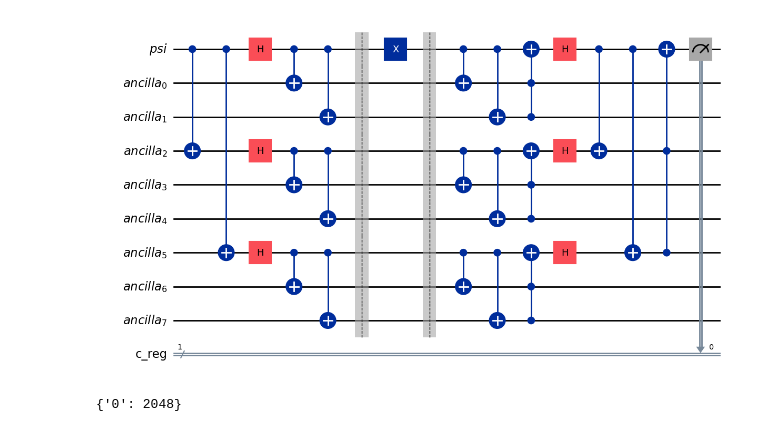
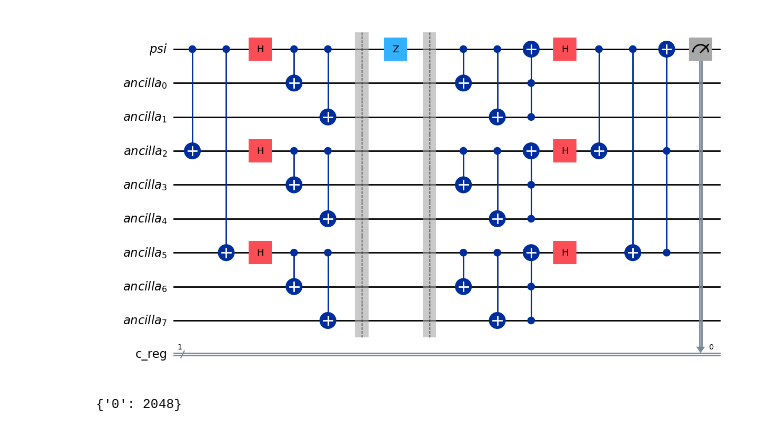
Before and after one commit to GekkeijuITA/FCQ, a Jupyter notebook: Home Assignment/HA8.ipynb, the cells around one changed output. Cells and saved outputs as stored; diff of their text form; code cells hidden in the pictures.

```diff
--- a/Home Assignment/HA8.ipynb
+++ b/Home Assignment/HA8.ipynb
@@ -11,54 +86,54 @@ import matplotlib.pyplot as plt
 # %%
 psi = QuantumRegister(1, 'psi')
 ancilla = AncillaRegister(8, 'ancilla')
 c_reg = ClassicalRegister(1, 'c_reg')
 
-qc = QuantumCircuit(psi, ancilla, c_reg)
+qc_z_gate = QuantumCircuit(psi, ancilla, c_reg)
 
-qc.cx(psi[0],ancilla[2])
-qc.cx(psi[0],ancilla[5])
+qc_z_gate.cx(psi[0],ancilla[2])
+qc_z_gate.cx(psi[0],ancilla[5])
 
-qc.h(psi[0])
-qc.h(ancilla[2])
-qc.h(ancilla[5])
+qc_z_gate.h(psi[0])
+qc_z_gate.h(ancilla[2])
+qc_z_gate.h(ancilla[5])
 
-qc.cx(psi[0],ancilla[0])
-qc.cx(ancilla[2],ancilla[3])
-qc.cx(ancilla[5],ancilla[6])
+qc_z_gate.cx(psi[0],ancilla[0])
+qc_z_gate.cx(ancilla[2],ancilla[3])
+qc_z_gate.cx(ancilla[5],ancilla[6])
 
-qc.cx(psi[0],ancilla[1])
-qc.cx(ancilla[2],ancilla[4])
-qc.cx(ancilla[5],ancilla[7])
+qc_z_gate.cx(psi[0],ancilla[1])
+qc_z_gate.cx(ancilla[2],ancilla[4])
+qc_z_gate.cx(ancilla[5],ancilla[7])
 
-qc.barrier()
-qc.x(psi[0])
-qc.barrier()
+qc_z_gate.barrier()
+qc_z_gate.z(psi[0])
+qc_z_gate.barrier()
 
-qc.cx(psi[0],ancilla[0])
-qc.cx(ancilla[2],ancilla[3])
-qc.cx(ancilla[5],ancilla[6])
+qc_z_gate.cx(psi[0],ancilla[0])
+qc_z_gate.cx(ancilla[2],ancilla[3])
+qc_z_gate.cx(ancilla[5],ancilla[6])
 
-qc.cx(psi[0],ancilla[1])
-qc.cx(ancilla[2],ancilla[4])
-qc.cx(ancilla[5],ancilla[7])
+qc_z_gate.cx(psi[0],ancilla[1])
+qc_z_gate.cx(ancilla[2],ancilla[4])
+qc_z_gate.cx(ancilla[5],ancilla[7])
 
-qc.ccx(ancilla[1],ancilla[0],psi[0])
-qc.ccx(ancilla[4],ancilla[3],ancilla[2])
-qc.ccx(ancilla[7],ancilla[6],ancilla[5])
+qc_z_gate.ccx(ancilla[1],ancilla[0],psi[0])
+qc_z_gate.ccx(ancilla[4],ancilla[3],ancilla[2])
+qc_z_gate.ccx(ancilla[7],ancilla[6],ancilla[5])
 
-qc.h(psi[0])
-qc.h(ancilla[2])
-qc.h(ancilla[5])
+qc_z_gate.h(psi[0])
+qc_z_gate.h(ancilla[2])
+qc_z_gate.h(ancilla[5])
 
-qc.cx(psi[0],ancilla[2])
-qc.cx(psi[0],ancilla[5])
-qc.ccx(ancilla[5],ancilla[2],psi[0])
+qc_z_gate.cx(psi[0],ancilla[2])
+qc_z_gate.cx(psi[0],ancilla[5])
+qc_z_gate.ccx(ancilla[5],ancilla[2],psi[0])
 
-qc.measure(psi[0], c_reg[0])
+qc_z_gate.measure(psi[0], c_reg[0])
 
-qc.draw(output='mpl')
+qc_z_gate.draw(output='mpl')
 # %% [output]
-[figure, old version]
+[figure, new version]
 # %%
 simulator = AerSimulator()
 
```
Also changed, not shown: parts of 8 cells of this notebook, 6 other files.
